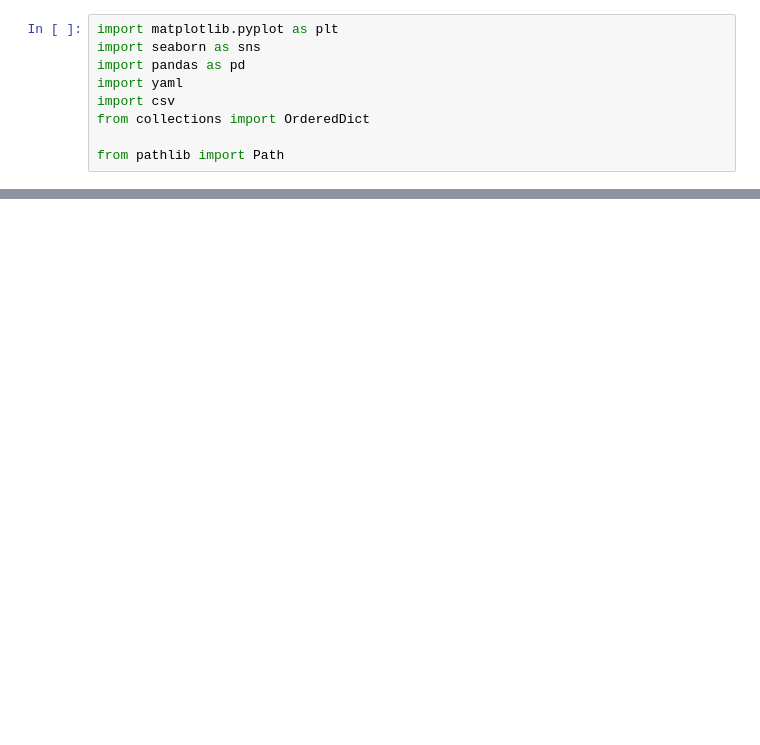
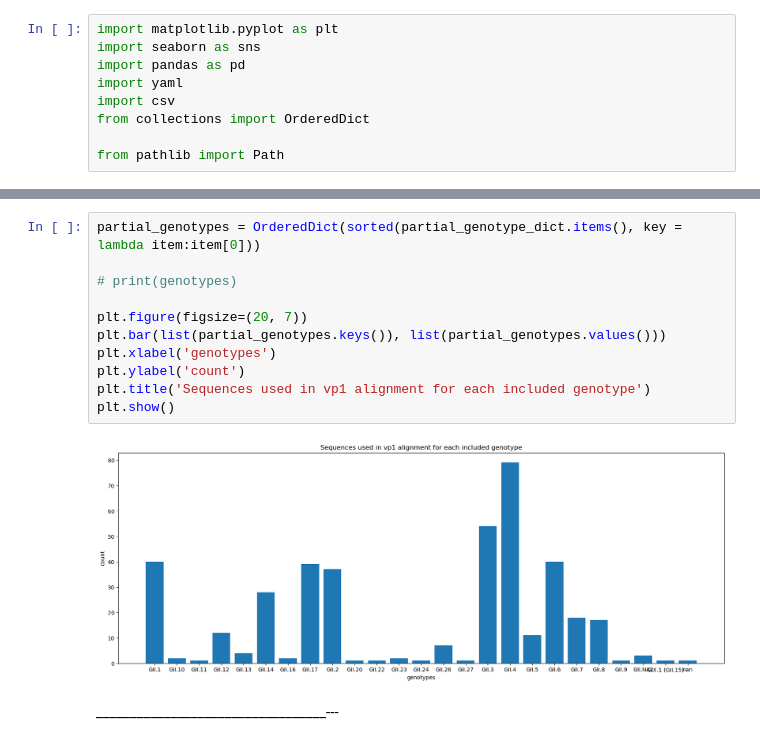
Before and after one commit to chriryde/norovirus-gii-dualtyping-ngs, a Jupyter notebook: notebooks/02_alignment.ipynb, the cells around one changed output, grey strips where cells are left out. Cells and saved outputs as stored; diff of their text form; blank space fills up the shorter version.

```diff
--- a/notebooks/02_alignment.ipynb
+++ b/notebooks/02_alignment.ipynb
@@ -84,0 +176,15 @@ plt.show()
+# %%
+partial_genotypes = OrderedDict(sorted(partial_genotype_dict.items(), key = lambda item:item[0]))
+
+# print(genotypes)
+
+plt.figure(figsize=(20, 7))
+plt.bar(list(partial_genotypes.keys()), list(partial_genotypes.values()))
+plt.xlabel('genotypes')
+plt.ylabel('count')
+plt.title('Sequences used in vp1 alignment for each included genotype')
+plt.show()
+# %% [output]
+[figure, added]
+# %% [markdown]
+__________________________________---
```
Also changed, not shown: parts of 11 cells of this notebook, 43 other files.
